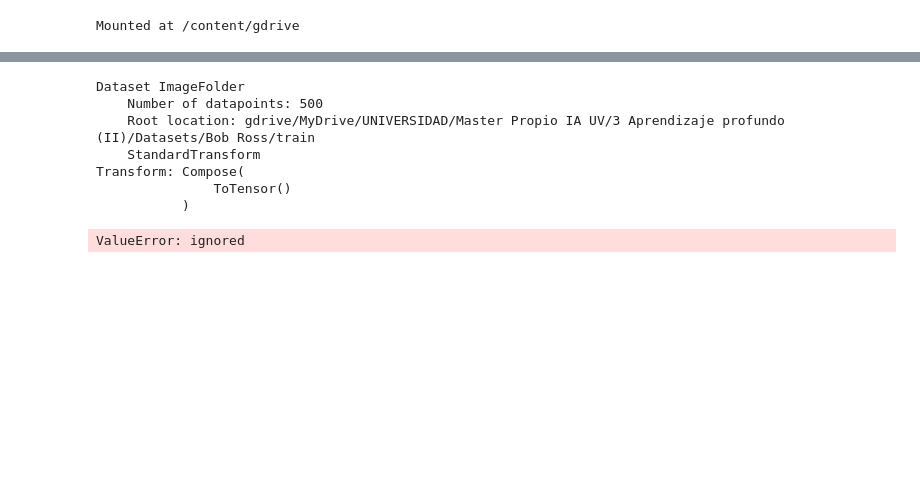
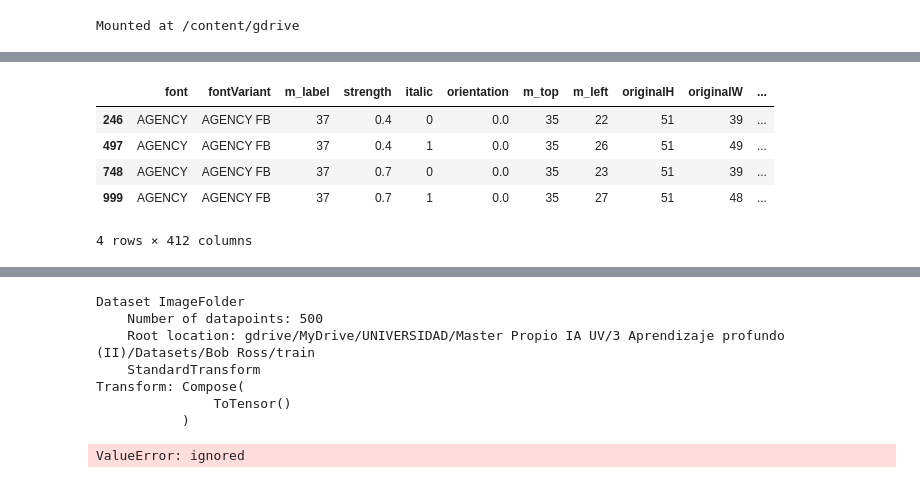
Before and after one commit to vicentcamison/idal_ia3, a Jupyter notebook: 3 Aprendizaje profundo (II)/GAN.ipynb, the cells around one changed output, grey strips where cells are left out. Saved outputs shown, nothing was run; the diff lists cells and outputs as text; code cells hidden in the pictures; blank space fills up the shorter version.

```diff
--- a/3 Aprendizaje profundo (II)/GAN.ipynb
+++ b/3 Aprendizaje profundo (II)/GAN.ipynb
@@ -28,0 +137,10 @@ directory = "gdrive/MyDrive/UNIVERSIDAD/Master Propio IA UV/3 Aprendizaje profun
+# %%
+chars = font_db[char_37]
+chars
+# %% [output]
+|  | font | fontVariant | m_label | strength | italic | orientation | m_top | m_left | originalH | originalW | ... |
+| 246 | AGENCY | AGENCY FB | 37 | 0.4 | 0 | 0.0 | 35 | 22 | 51 | 39 | ... |
+| 497 | AGENCY | AGENCY FB | 37 | 0.4 | 1 | 0.0 | 35 | 26 | 51 | 49 | ... |
+| 748 | AGENCY | AGENCY FB | 37 | 0.7 | 0 | 0.0 | 35 | 23 | 51 | 39 | ... |
+| 999 | AGENCY | AGENCY FB | 37 | 0.7 | 1 | 0.0 | 35 | 27 | 51 | 48 | ... |
+4 rows × 412 columns
```
Also changed, not shown: parts of 16 cells of this notebook.
